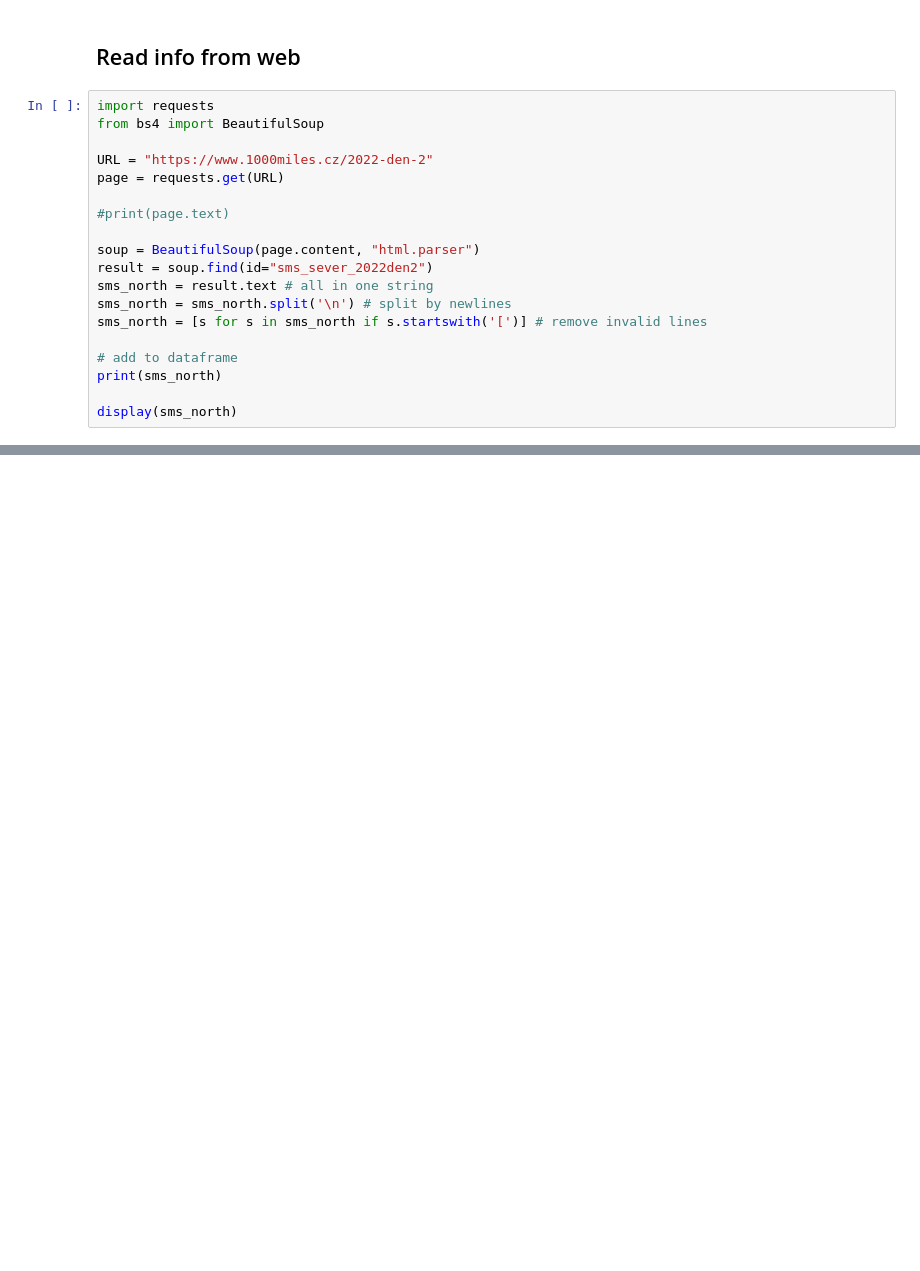
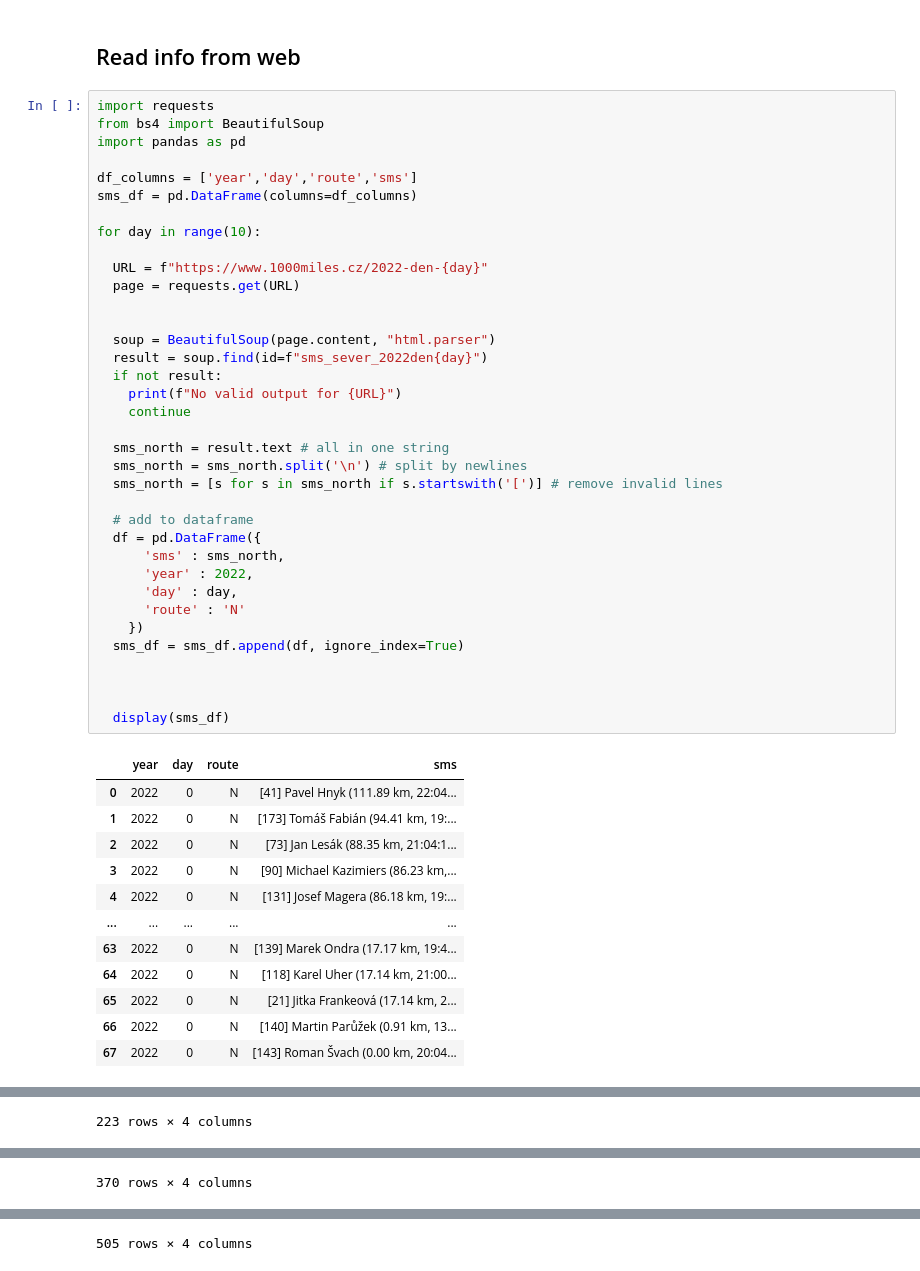
Before and after one commit to Kanaliha/Kaggle, a Jupyter notebook: Datasets/1000miles/1000miles.ipynb, the cells around one changed output, grey strips where cells are left out. Saved outputs shown, nothing was run; the diff lists cells and outputs as text; blank space fills up the shorter version.

```diff
--- a/Datasets/1000miles/1000miles.ipynb
+++ b/Datasets/1000miles/1000miles.ipynb
@@ -7,20 +7,49 @@
 # %%
 import requests
 from bs4 import BeautifulSoup
+import pandas as pd
 
-URL = "https://www.1000miles.cz/2022-den-2"
-page = requests.get(URL)
+df_columns = ['year','day','route','sms']
+sms_df = pd.DataFrame(columns=df_columns)
 
-#print(page.text)
+for day in range(10):
 
-soup = BeautifulSoup(page.content, "html.parser")
-result = soup.find(id="sms_sever_2022den2")
-sms_north = result.text # all in one string
-sms_north = sms_north.split('\n') # split by newlines
-sms_north = [s for s in sms_north if s.startswith('[')] # remove invalid lines
+  URL = f"https://www.1000miles.cz/2022-den-{day}"
+  page = requests.get(URL)
 
-# add to dataframe
-print(sms_north)
 
-display(sms_north)
+  soup = BeautifulSoup(page.content, "html.parser")
+  result = soup.find(id=f"sms_sever_2022den{day}")
+  if not result:
+    print(f"No valid output for {URL}")
+    continue
+
+  sms_north = result.text # all in one string
+  sms_north = sms_north.split('\n') # split by newlines
+  sms_north = [s for s in sms_north if s.startswith('[')] # remove invalid lines
+
+  # add to dataframe
+  df = pd.DataFrame({
+      'sms' : sms_north,
+      'year' : 2022,
+      'day' : day,
+      'route' : 'N'
+    })
+  sms_df = sms_df.append(df, ignore_index=True)
+
+
+
+  display(sms_df)
 # %% [output]
+|  | year | day | route | sms |
+| 0 | 2022 | 0 | N | [41] Pavel Hnyk (111.89 km, 22:04... |
+| 1 | 2022 | 0 | N | [173] Tomáš Fabián (94.41 km, 19:... |
+| 2 | 2022 | 0 | N | [73] Jan Lesák (88.35 km, 21:04:1... |
+| 3 | 2022 | 0 | N | [90] Michael Kazimiers (86.23 km,... |
+| 4 | 2022 | 0 | N | [131] Josef Magera (86.18 km, 19:... |
+| ... | ... | ... | ... | ... |
+| 63 | 2022 | 0 | N | [139] Marek Ondra (17.17 km, 19:4... |
+| 64 | 2022 | 0 | N | [118] Karel Uher (17.14 km, 21:00... |
+| 65 | 2022 | 0 | N | [21] Jitka Frankeová (17.14 km, 2... |
+| 66 | 2022 | 0 | N | [140] Martin Parůžek (0.91 km, 13... |
+| 67 | 2022 | 0 | N | [143] Roman Švach (0.00 km, 20:04... |
@@ -44,0 +70 @@ display(sms_north)
+223 rows × 4 columns
@@ -44,0 +83 @@ display(sms_north)
+370 rows × 4 columns
@@ -44,0 +96 @@ display(sms_north)
+505 rows × 4 columns
```
Also changed, not shown: parts of 2 cells of this notebook.
